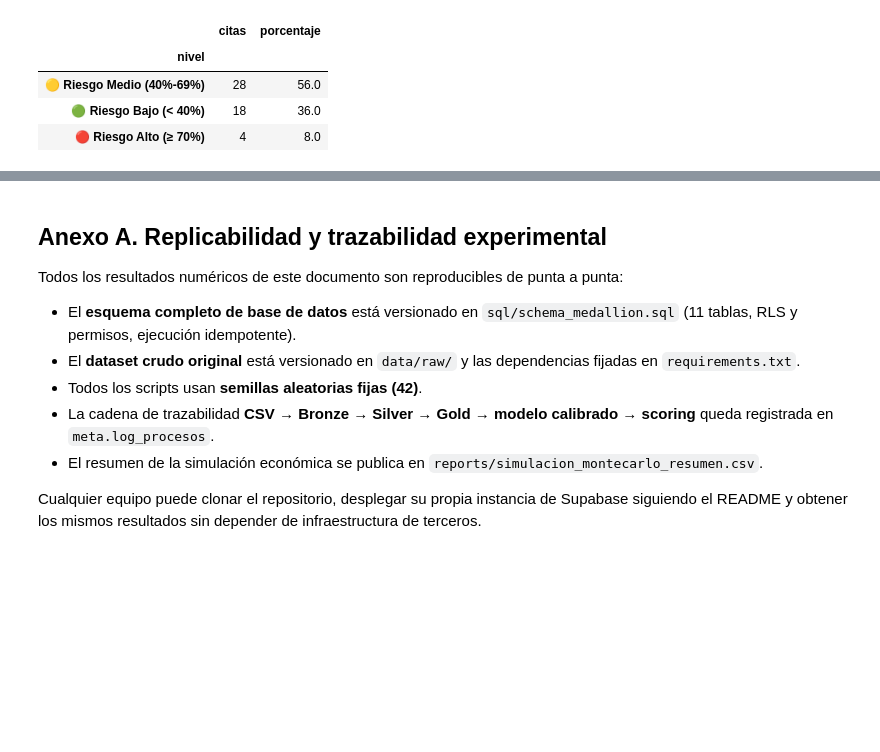
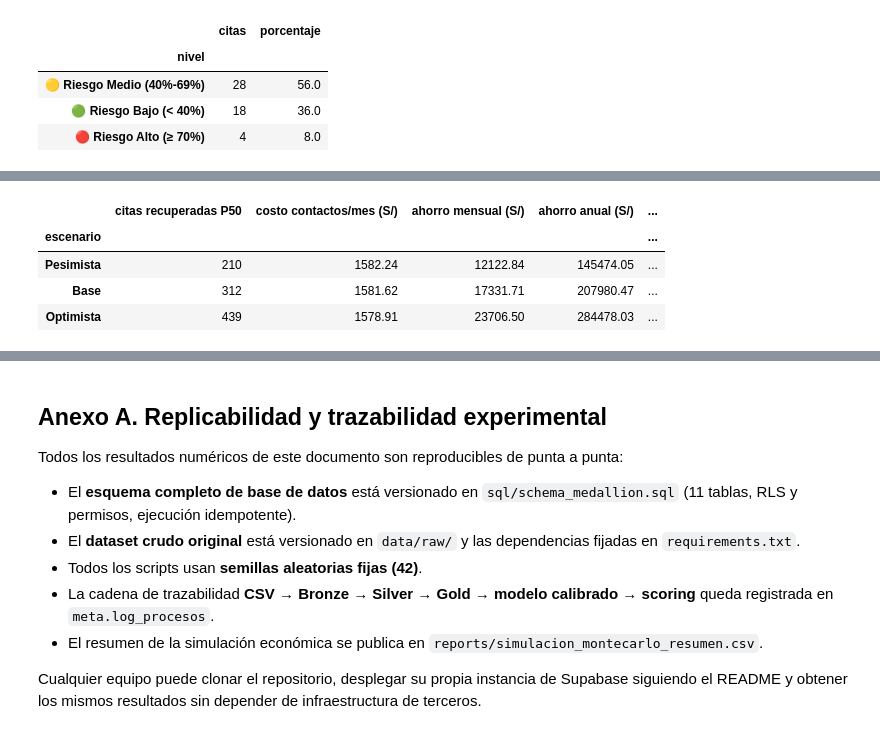
Before and after one commit to 1VEAO/PROYECTO_PRODUCTIVO_IIIA_CITAS_MEDICAS, a Jupyter notebook: notebook/01_informe_cpp2_ejecutable.ipynb, the cells around one changed output, grey strips where cells are left out. Cells and saved outputs as stored; diff of their text form; code cells hidden in the pictures; blank space fills up the shorter version.

```diff
--- a/notebook/01_informe_cpp2_ejecutable.ipynb
+++ b/notebook/01_informe_cpp2_ejecutable.ipynb
@@ -390,0 +614,22 @@ resumen_riesgo.set_index('nivel')
+# %%
+# Resumen económico por escenario y retorno sobre el costo de contactación
+filas_eco = []
+for nombre in sim_mc.ESCENARIOS:
+    rng_e = np.random.default_rng(sim_mc.SEMILLA + sim_mc.SEMILLA_ESCENARIO[nombre])
+    rec_e, c_act, c_int, c_cont = sim_mc.simular_escenario(rng_e, sim_mc.ESCENARIOS[nombre])
+    ahorro_med = np.median(c_act - c_int)
+    filas_eco.append({
+        'escenario': nombre,
+        'citas recuperadas P50': round(np.median(rec_e)),
+        'costo contactos/mes (S/)': round(np.median(c_cont), 2),
+        'ahorro mensual (S/)': round(ahorro_med, 2),
+        'ahorro anual (S/)': round(ahorro_med * 12, 2),
+        'retorno por S/ 1 de contactación': round(ahorro_med / np.median(c_cont), 1)
+    })
+pd.DataFrame(filas_eco).set_index('escenario')
+# %% [output]
+|  | citas recuperadas P50 | costo contactos/mes (S/) | ahorro mensual (S/) | ahorro anual (S/) | ... |
+| escenario |  |  |  |  | ... |
+| Pesimista | 210 | 1582.24 | 12122.84 | 145474.05 | ... |
+| Base | 312 | 1581.62 | 17331.71 | 207980.47 | ... |
+| Optimista | 439 | 1578.91 | 23706.50 | 284478.03 | ... |
```
Also changed, not shown: parts of 11 cells of this notebook.
